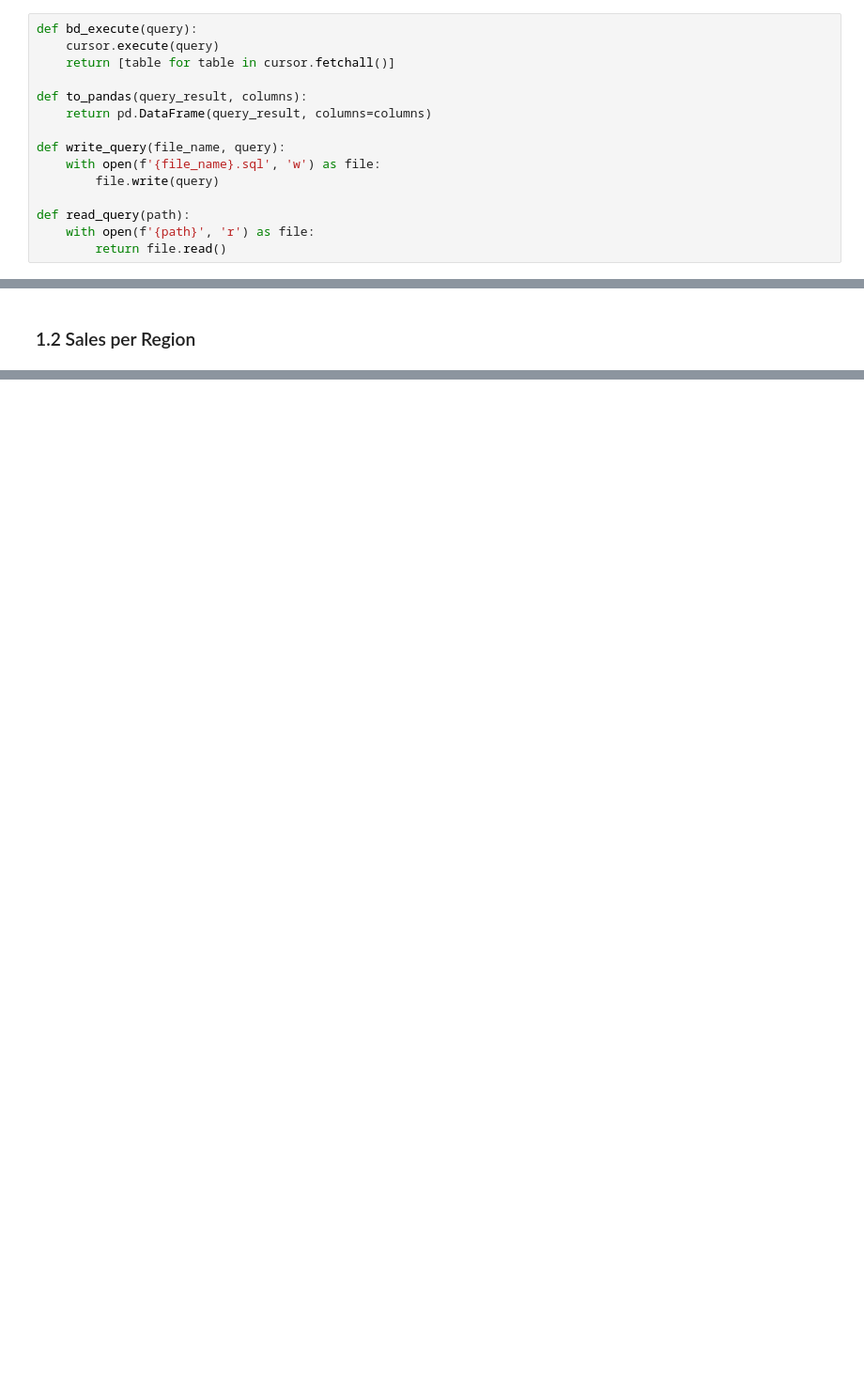
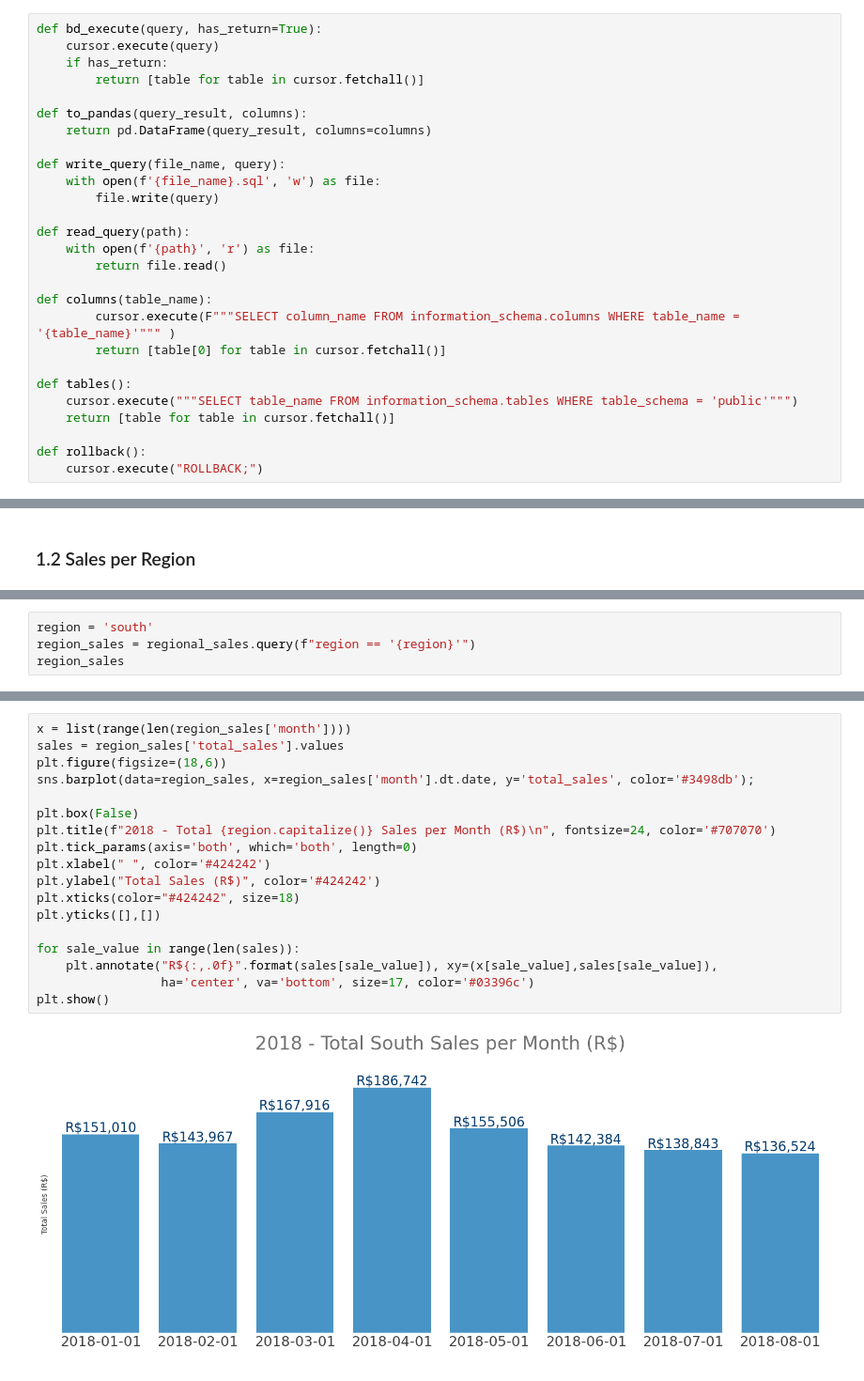
Before and after one commit to pauloreis-ds/olist, a Jupyter notebook: business_questions_insights/notebooks/1.1-pr-data-analysis-full-postgresql-challenge.ipynb, the cells around one changed output, grey strips where cells are left out. Shown at 94% size. Cells and saved outputs as stored; diff of their text form; blank space fills up the shorter version.

```diff
--- a/business_questions_insights/notebooks/1.1-pr-data-analysis-full-postgresql-challenge.ipynb
+++ b/business_questions_insights/notebooks/1.1-pr-data-analysis-full-postgresql-challenge.ipynb
@@ -55,9 +55,10 @@ True
 conn = psycopg2.connect(host="localhost", user="postgres", password=os.getenv("POSTGRES_PASSWORD"), database='postgres')
 cursor = conn.cursor()
 # %%
-def bd_execute(query):
+def bd_execute(query, has_return=True):
     cursor.execute(query)
-    return [table for table in cursor.fetchall()]
+    if has_return:
+        return [table for table in cursor.fetchall()]
 
 def to_pandas(query_result, columns):
     return pd.DataFrame(query_result, columns=columns)
@@ -69,6 +70,17 @@ def write_query(file_name, query):
 def read_query(path):
     with open(f'{path}', 'r') as file:
         return file.read()
+
+def columns(table_name):
+        cursor.execute(F"""SELECT column_name FROM information_schema.columns WHERE table_name = '{table_name}'""" )
+        return [table[0] for table in cursor.fetchall()]
+
+def tables():
+    cursor.execute("""SELECT table_name FROM information_schema.tables WHERE table_schema = 'public'""")
+    return [table for table in cursor.fetchall()]
+
+def rollback():
+    cursor.execute("ROLLBACK;")
 # %% [markdown]
 ## 1.0 Dashboard Queries
 
@@ -121,0 +170,4 @@ plt.show()
+# %%
+region = 'south'
+region_sales = regional_sales.query(f"region == '{region}'")
+region_sales
@@ -121,0 +184,20 @@ plt.show()
+# %%
+x = list(range(len(region_sales['month'])))
+sales = region_sales['total_sales'].values
+plt.figure(figsize=(18,6))
+sns.barplot(data=region_sales, x=region_sales['month'].dt.date, y='total_sales', color='#3498db');
+
+plt.box(False)
+plt.title(f"2018 - Total {region.capitalize()} Sales per Month (R$)\n", fontsize=24, color='#707070')
+plt.tick_params(axis='both', which='both', length=0)
+plt.xlabel(" ", color='#424242')
+plt.ylabel("Total Sales (R$)", color='#424242')
+plt.xticks(color="#424242", size=18)
+plt.yticks([],[])
+
+for sale_value in range(len(sales)):
+    plt.annotate("R${:,.0f}".format(sales[sale_value]), xy=(x[sale_value],sales[sale_value]),
+                 ha='center', va='bottom', size=17, color='#03396c')
+plt.show()
+# %% [output]
+[figure, added]
```
Also changed, not shown: parts of 4 cells of this notebook, 1 other file.
